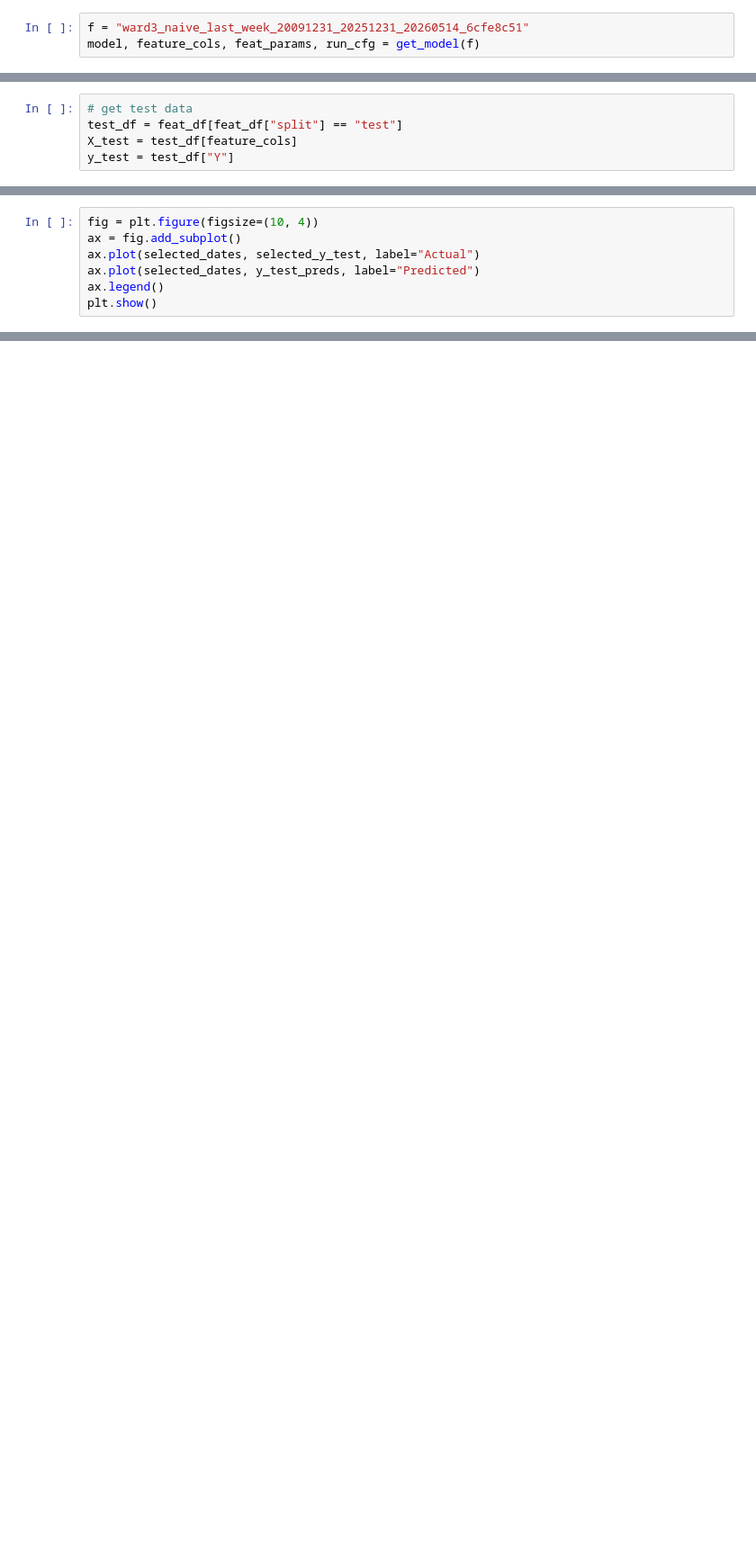
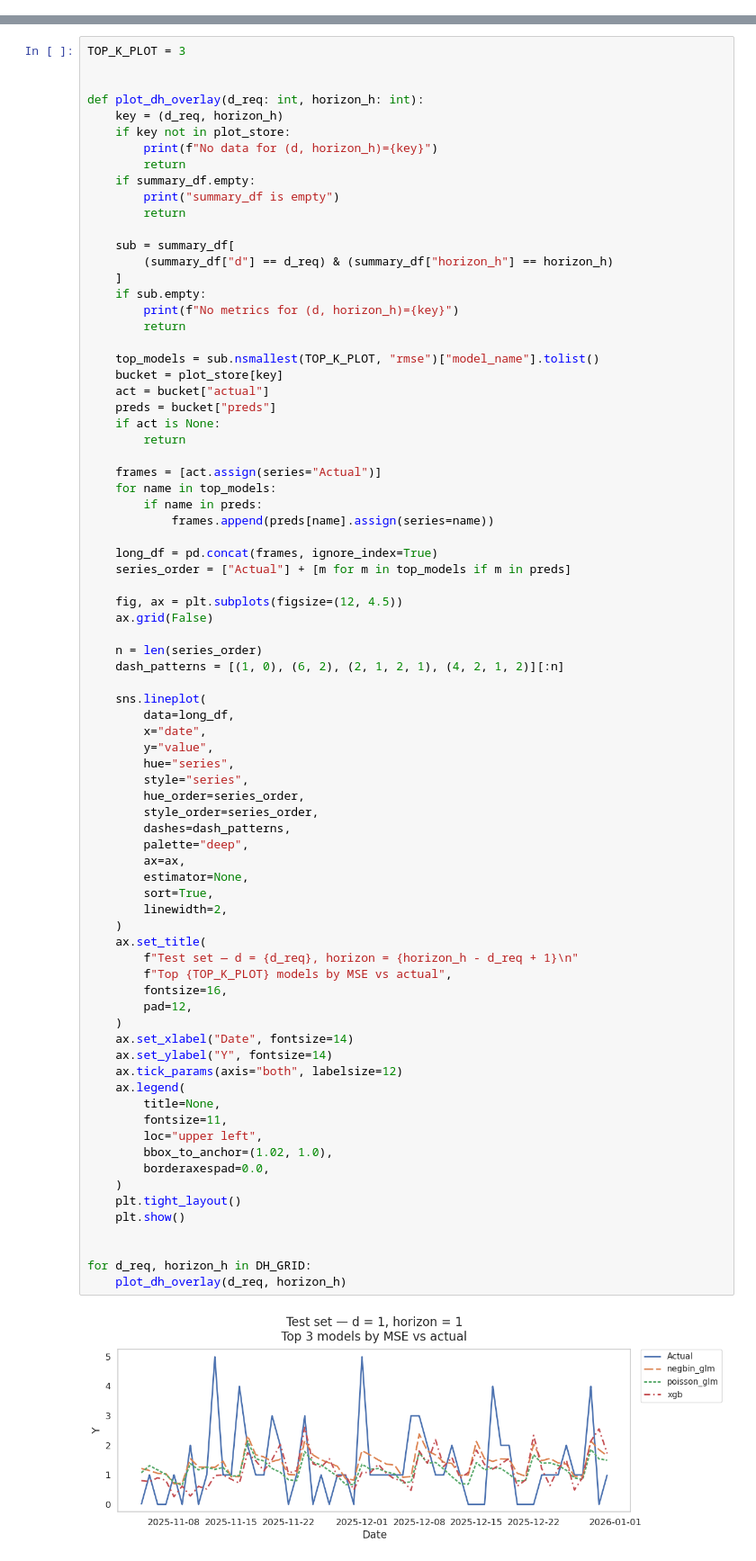
Before and after one commit to Erdos-Projects/spring-2026-dc-311, a Jupyter notebook: 5_results.ipynb, the cells around one changed output, grey strips where cells are left out. Shown at 90% size. Cells and saved outputs as stored; diff of their text form; blank space fills up the shorter version.

```diff
--- a/5_results.ipynb
+++ b/5_results.ipynb
@@ -51,3 +73,0 @@ def get_results(f: str, horizon: int = 1):
-# %%
-f = "ward3_naive_last_week_20091231_20251231_20260514_6cfe8c51"
-model, feature_cols, feat_params, run_cfg = get_model(f)
@@ -64,5 +73,0 @@ Feature params: namespace(d=1, d_p=15, l_p=10, d_s=15, l_s=0, d_f=15, l_f=0, d_s
-# %%
-# get test data
-test_df = feat_df[feat_df["split"] == "test"]
-X_test = test_df[feature_cols]
-y_test = test_df["Y"]
@@ -76,7 +73,0 @@ selected_y_test = y_test.iloc[select_idx]
-# %%
-fig = plt.figure(figsize=(10, 4))
-ax = fig.add_subplot()
-ax.plot(selected_dates, selected_y_test, label="Actual")
-ax.plot(selected_dates, y_test_preds, label="Predicted")
-ax.legend()
-plt.show()
@@ -84,0 +402,80 @@ plt.show()
+# %%
+TOP_K_PLOT = 3
+
+
+def plot_dh_overlay(d_req: int, horizon_h: int):
+    key = (d_req, horizon_h)
+    if key not in plot_store:
+        print(f"No data for (d, horizon_h)={key}")
+        return
+    if summary_df.empty:
+        print("summary_df is empty")
+        return
+
+    sub = summary_df[
+        (summary_df["d"] == d_req) & (summary_df["horizon_h"] == horizon_h)
+    ]
+    if sub.empty:
+        print(f"No metrics for (d, horizon_h)={key}")
+        return
+
+    top_models = sub.nsmallest(TOP_K_PLOT, "rmse")["model_name"].tolist()
+    bucket = plot_store[key]
+    act = bucket["actual"]
+    preds = bucket["preds"]
+    if act is None:
+        return
+
+    frames = [act.assign(series="Actual")]
+    for name in top_models:
+        if name in preds:
+            frames.append(preds[name].assign(series=name))
+
+    long_df = pd.concat(frames, ignore_index=True)
+    series_order = ["Actual"] + [m for m in top_models if m in preds]
+
+    fig, ax = plt.subplots(figsize=(12, 4.5))
+    ax.grid(False)
+
+    n = len(series_order)
+    dash_patterns = [(1, 0), (6, 2), (2, 1, 2, 1), (4, 2, 1, 2)][:n]
+
+    sns.lineplot(
+        data=long_df,
+        x="date",
+        y="value",
+        hue="series",
+        style="series",
+        hue_order=series_order,
+        style_order=series_order,
+        dashes=dash_patterns,
+        palette="deep",
+        ax=ax,
+        estimator=None,
+        sort=True,
+        linewidth=2,
+    )
+    ax.set_title(
+        f"Test set — d = {d_req}, horizon = {horizon_h - d_req + 1}\n"
+        f"Top {TOP_K_PLOT} models by MSE vs actual",
+        fontsize=16,
+        pad=12,
+    )
+    ax.set_xlabel("Date", fontsize=14)
+    ax.set_ylabel("Y", fontsize=14)
+    ax.tick_params(axis="both", labelsize=12)
+    ax.legend(
+        title=None,
+        fontsize=11,
+        loc="upper left",
+        bbox_to_anchor=(1.02, 1.0),
+        borderaxespad=0.0,
+    )
+    plt.tight_layout()
+    plt.show()
+
+
+for d_req, horizon_h in DH_GRID:
+    plot_dh_overlay(d_req, horizon_h)
+# %% [output]
+[figure, added]
```
Also changed, not shown: parts of 18 cells of this notebook, 1 other file.
